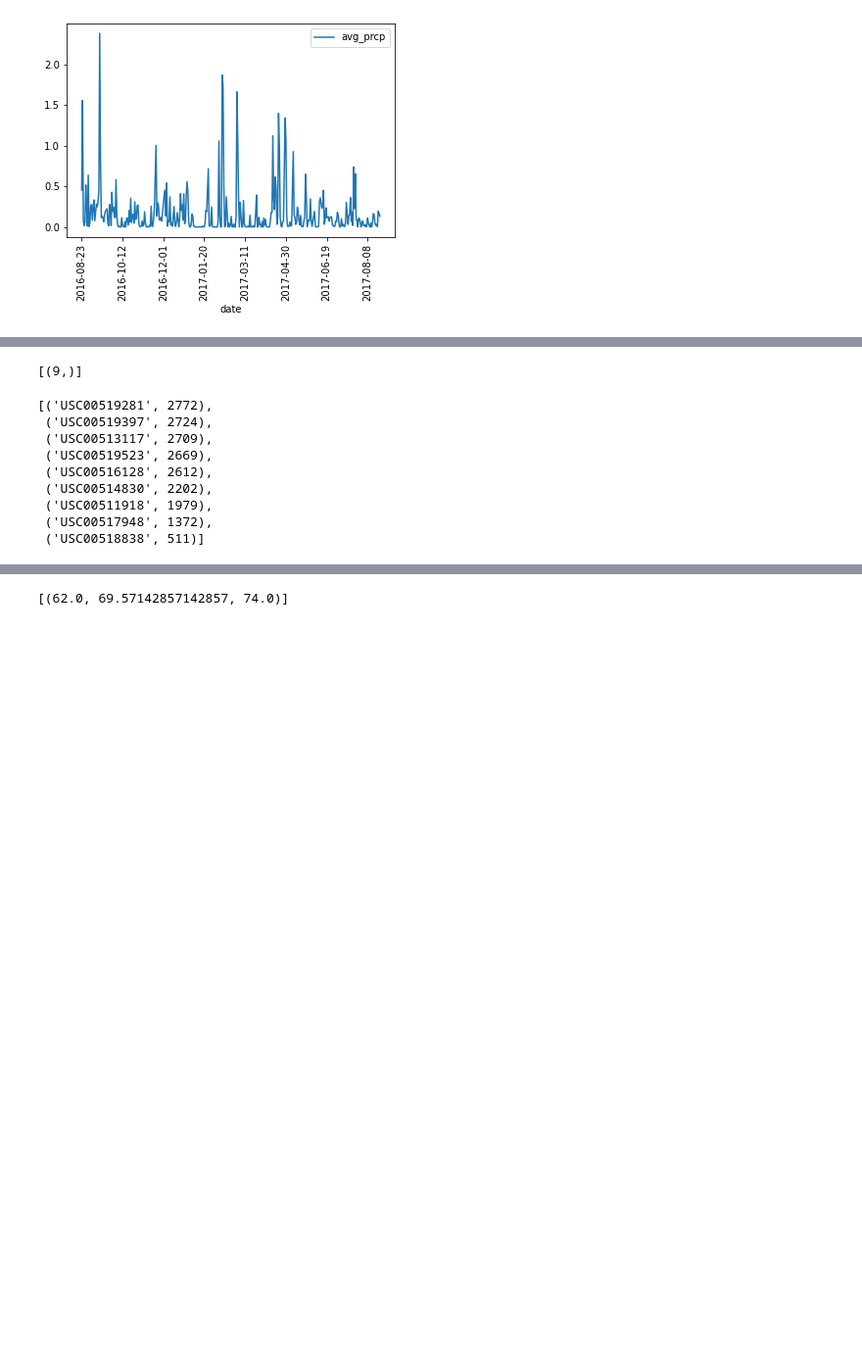
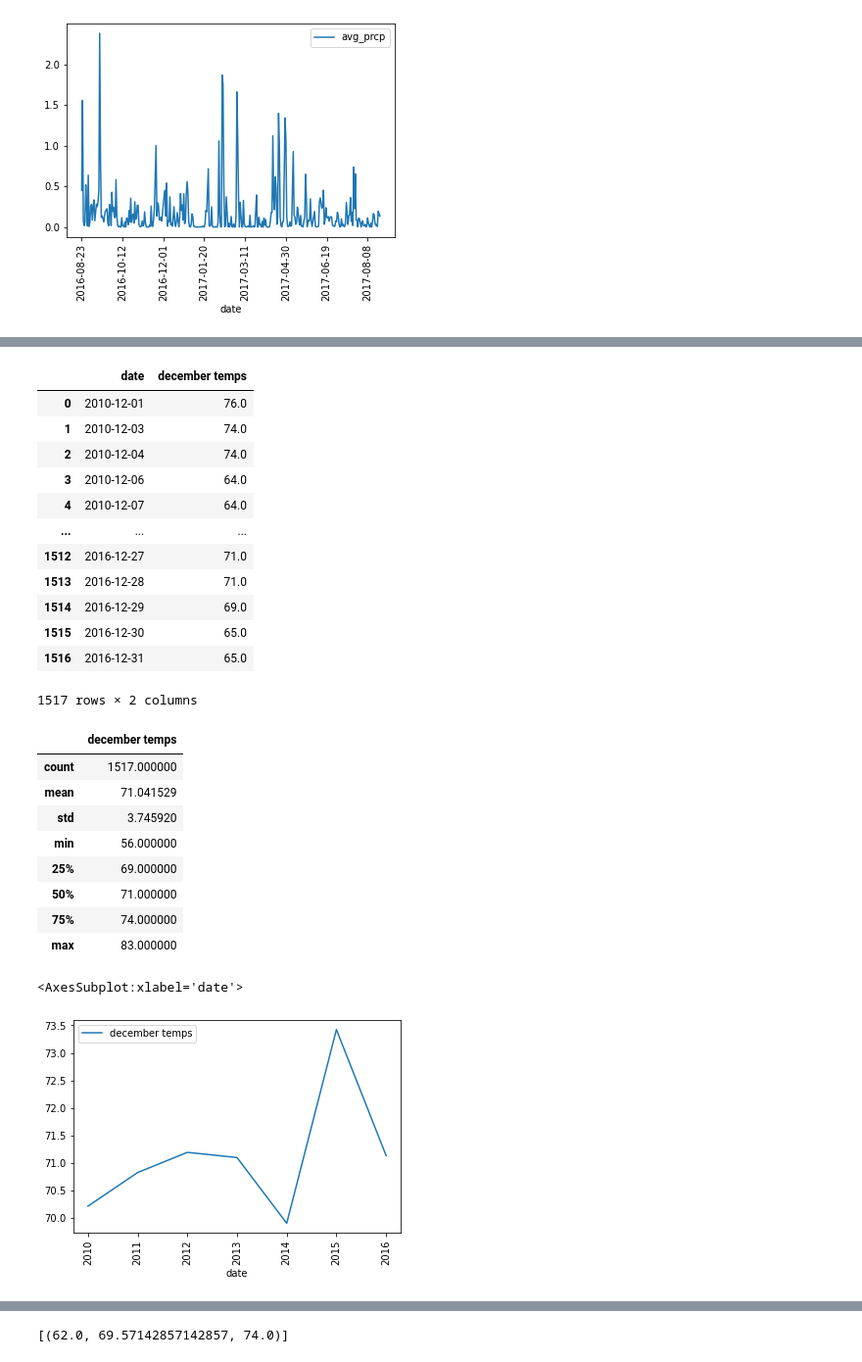
Before and after one commit to Ryndine/climate_analysis, a Jupyter notebook: climate_analysis.ipynb, the cells around one changed output, grey strips where cells are left out. Shown: that part at 98% size. Saved outputs shown, nothing was run; the diff lists cells and outputs as text; code cells hidden in the pictures; blank space fills up the shorter version.

```diff
--- a/climate_analysis.ipynb
+++ b/climate_analysis.ipynb
@@ -110,21 +126,45 @@ june_avg_temp_df.plot(rot=90)
-# %%
-# How many stations are available in this dataset?
-session.query(func.count(Station.station)).all()
-# %% [output]
-[(9,)]
-# %%
-# What are the most active stations?
-# List the stations and the counts in descending order.
-session.query(Measurement.station, func.count(Measurement.station)).\
-    group_by(Measurement.station).order_by(func.count(Measurement.station).desc()).all()
-# %% [output]
-[('USC00519281', 2772),
- ('USC00519397', 2724),
- ('USC00513117', 2709),
- ('USC00519523', 2669),
- ('USC00516128', 2612),
- ('USC00514830', 2202),
- ('USC00511918', 1979),
- ('USC00517948', 1372),
- ('USC00518838', 511)]
+# %%
+# Looking at June
+dec_temps = session.query(Measurement).filter(extract('month', Measurement.date) == 12)
+
+# Get list of june temps and make datafame
+dec_temps_list = [(temp.date, temp.tobs) for temp in dec_temps]
+dec_temps_df = pd.DataFrame(dec_temps_list, columns=['date', 'december temps'])
+dec_temps_df['date'] = pd.to_datetime(dec_temps_df['date'])
+dec_temps = dec_temps_df.copy()
+dec_temps.set_index('date', inplace=True)
+display(dec_temps_df)
+# Stistical Summary
+display(dec_temps_df.describe())
+
+# Find daily average
+dec_avg_temp_df = dec_temps_df.groupby(by=dec_temps_df['date'].dt.year).mean().sort_index()
+
+# View data
+dec_avg_temp_df.plot(rot=90)
+# %% [output]
+|  | date | december temps |
+| 0 | 2010-12-01 | 76.0 |
+| 1 | 2010-12-03 | 74.0 |
+| 2 | 2010-12-04 | 74.0 |
+| 3 | 2010-12-06 | 64.0 |
+| 4 | 2010-12-07 | 64.0 |
+| ... | ... | ... |
+| 1512 | 2016-12-27 | 71.0 |
+| 1513 | 2016-12-28 | 71.0 |
+| 1514 | 2016-12-29 | 69.0 |
+| 1515 | 2016-12-30 | 65.0 |
+| 1516 | 2016-12-31 | 65.0 |
+1517 rows × 2 columns
+|  | december temps |
+| count | 1517.000000 |
+| mean | 71.041529 |
+| std | 3.745920 |
+| min | 56.000000 |
+| 25% | 69.000000 |
+| 50% | 71.000000 |
+| 75% | 74.000000 |
+| max | 83.000000 |
+<AxesSubplot:xlabel='date'>
+[figure, added]
 # %%
```
Also changed, not shown: parts of 5 cells of this notebook.
